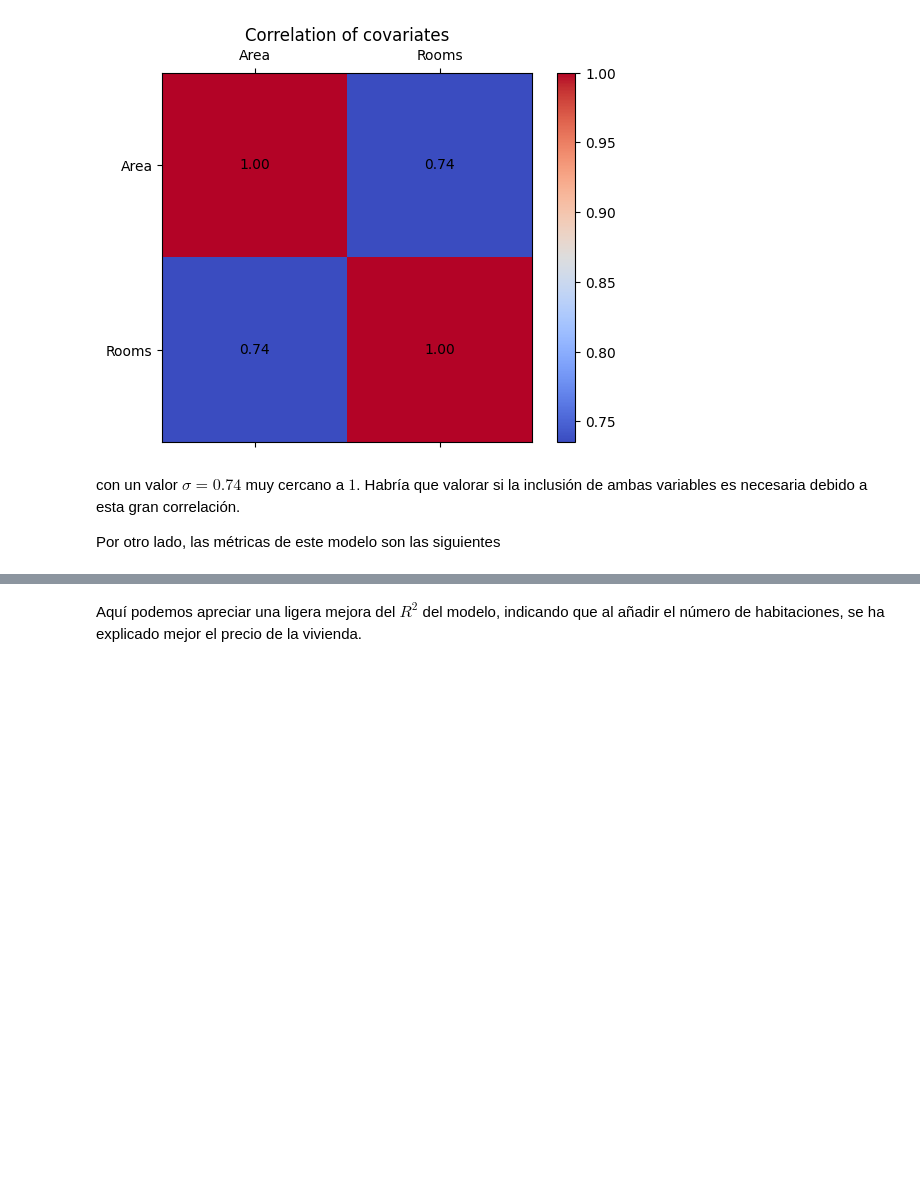
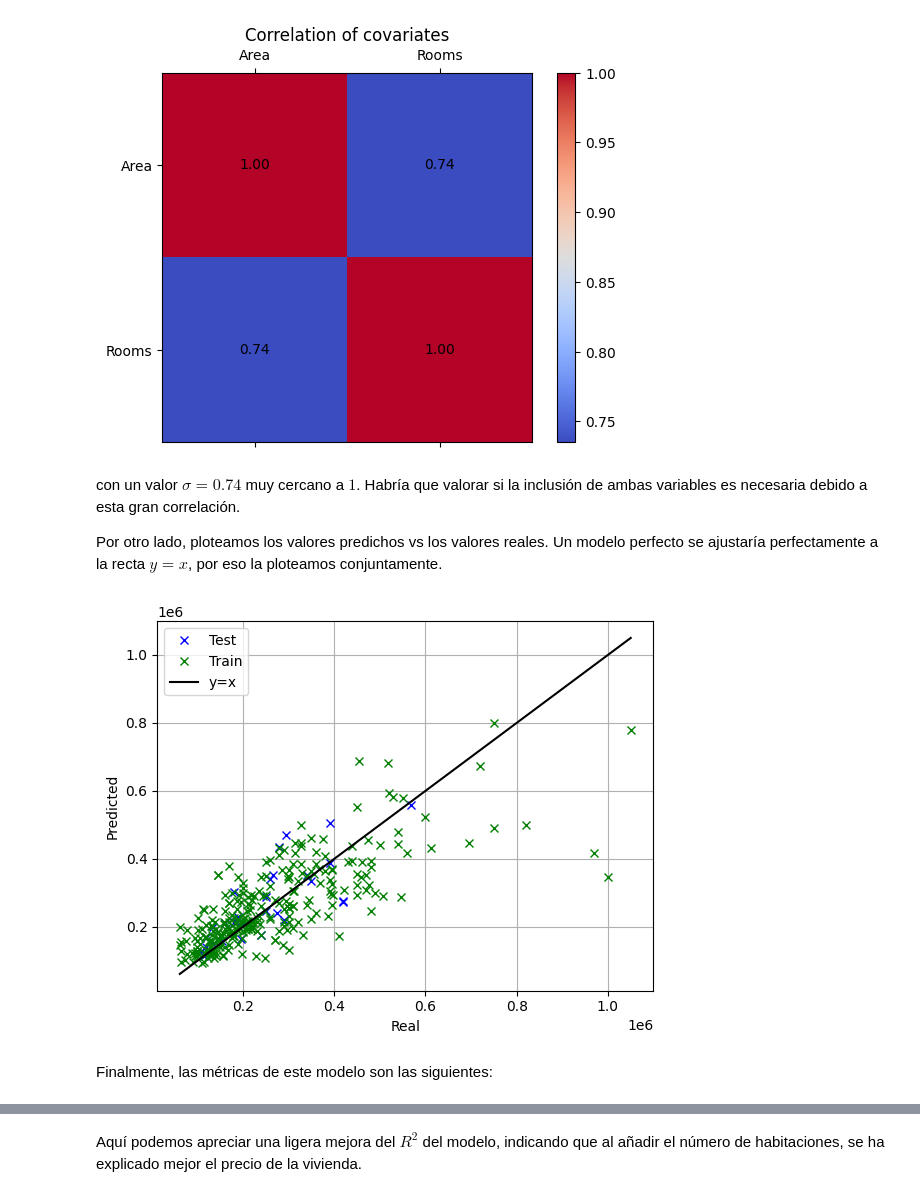
Before and after one commit to Davidjmz12/Automatic-Learning, a Jupyter notebook: Lab-01/notebook.ipynb, the cells around one changed output, grey strips where cells are left out. Drawn from its saved outputs; the diff is of its cells as text; code cells hidden in the pictures; blank space fills up the shorter version.

```diff
--- a/Lab-01/notebook.ipynb
+++ b/Lab-01/notebook.ipynb
@@ -345,7 +500,13 @@ plt.show()
 # %% [markdown]
 con un valor $\sigma =0.74$ muy cercano a $1$. Habría que valorar si la inclusión de ambas variables es necesaria debido a esta gran correlación.
 
-Por otro lado, las métricas de este modelo son las siguientes
+Por otro lado, ploteamos los valores predichos vs los valores reales. Un modelo perfecto se ajustaría perfectamente a la recta $y=x$, por eso la ploteamos conjuntamente.
+# %%
+two_variables_model.plot_pred_vs_real()
+# %% [output]
+[figure, added]
+# %% [markdown]
+Finalmente, las métricas de este modelo son las siguientes:
 # %%
 two_variables_model.compute_metrics(r=2)
 # %% [output]
```
Also changed, not shown: parts of 30 cells of this notebook.
